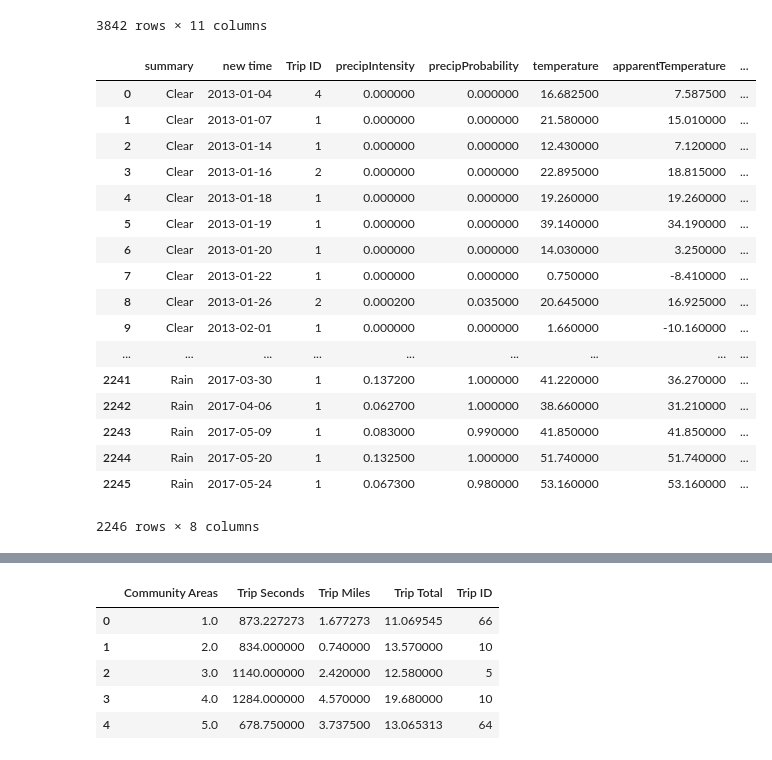
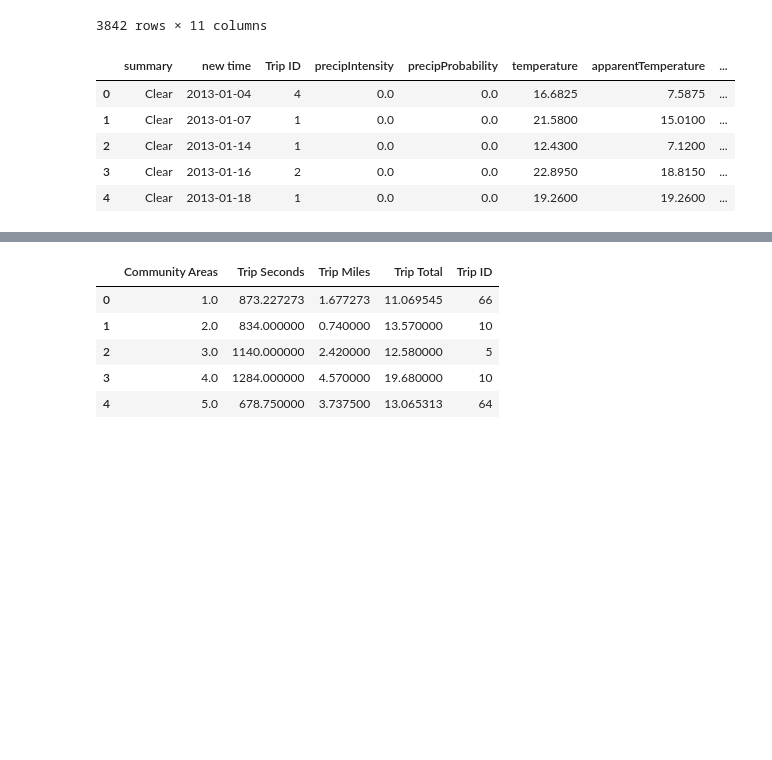
Before and after one commit to peterjorphan/07-project_one, a Jupyter notebook: Resources/jared_datawork.ipynb, the cells around one changed output, grey strips where cells are left out. Cells and saved outputs as stored; diff of their text form; code cells hidden in the pictures; blank space fills up the shorter version.

```diff
--- a/Resources/jared_datawork.ipynb
+++ b/Resources/jared_datawork.ipynb
@@ -52,24 +52,13 @@ df
 # %%
 # df1 = df.groupby(['summary', 'new time'])['Trip ID'].count()
 df1 = df.groupby(['summary', 'new time'], as_index=False).agg({'Trip ID': 'count', 'precipIntensity': 'mean', 'precipProbability': 'mean', 'temperature': 'mean', 'apparentTemperature': 'mean', 'windSpeed': 'mean'})
-df1.tocsv
+# df1.to_csv('summary_df.csv')
+df1.head()
 # %% [output]
 |  | summary | new time | Trip ID | precipIntensity | precipProbability | temperature | apparentTemperature | ... |
-| 0 | Clear | 2013-01-04 | 4 | 0.000000 | 0.000000 | 16.682500 | 7.587500 | ... |
-| 1 | Clear | 2013-01-07 | 1 | 0.000000 | 0.000000 | 21.580000 | 15.010000 | ... |
-| 2 | Clear | 2013-01-14 | 1 | 0.000000 | 0.000000 | 12.430000 | 7.120000 | ... |
-| 3 | Clear | 2013-01-16 | 2 | 0.000000 | 0.000000 | 22.895000 | 18.815000 | ... |
-| 4 | Clear | 2013-01-18 | 1 | 0.000000 | 0.000000 | 19.260000 | 19.260000 | ... |
-| 5 | Clear | 2013-01-19 | 1 | 0.000000 | 0.000000 | 39.140000 | 34.190000 | ... |
-| 6 | Clear | 2013-01-20 | 1 | 0.000000 | 0.000000 | 14.030000 | 3.250000 | ... |
-| 7 | Clear | 2013-01-22 | 1 | 0.000000 | 0.000000 | 0.750000 | -8.410000 | ... |
-| 8 | Clear | 2013-01-26 | 2 | 0.000200 | 0.035000 | 20.645000 | 16.925000 | ... |
-| 9 | Clear | 2013-02-01 | 1 | 0.000000 | 0.000000 | 1.660000 | -10.160000 | ... |
-| ... | ... | ... | ... | ... | ... | ... | ... | ... |
-| 2241 | Rain | 2017-03-30 | 1 | 0.137200 | 1.000000 | 41.220000 | 36.270000 | ... |
-| 2242 | Rain | 2017-04-06 | 1 | 0.062700 | 1.000000 | 38.660000 | 31.210000 | ... |
-| 2243 | Rain | 2017-05-09 | 1 | 0.083000 | 0.990000 | 41.850000 | 41.850000 | ... |
-| 2244 | Rain | 2017-05-20 | 1 | 0.132500 | 1.000000 | 51.740000 | 51.740000 | ... |
-| 2245 | Rain | 2017-05-24 | 1 | 0.067300 | 0.980000 | 53.160000 | 53.160000 | ... |
+| 0 | Clear | 2013-01-04 | 4 | 0.0 | 0.0 | 16.6825 | 7.5875 | ... |
+| 1 | Clear | 2013-01-07 | 1 | 0.0 | 0.0 | 21.5800 | 15.0100 | ... |
+| 2 | Clear | 2013-01-14 | 1 | 0.0 | 0.0 | 12.4300 | 7.1200 | ... |
+| 3 | Clear | 2013-01-16 | 2 | 0.0 | 0.0 | 22.8950 | 18.8150 | ... |
+| 4 | Clear | 2013-01-18 | 1 | 0.0 | 0.0 | 19.2600 | 19.2600 | ... |
-2246 rows × 8 columns
 # %%
```
Also changed, not shown: parts of 2 cells of this notebook, 1 other file.
